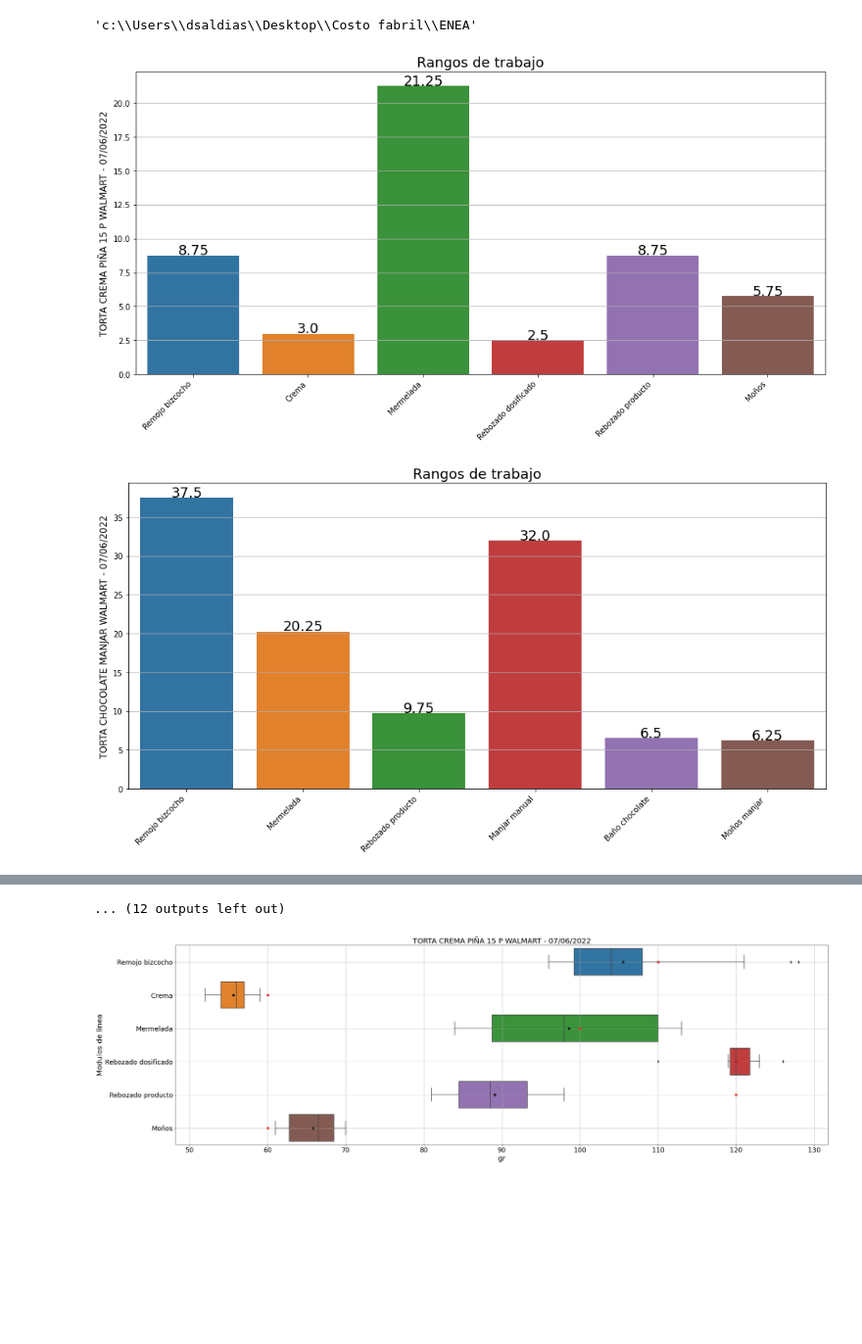
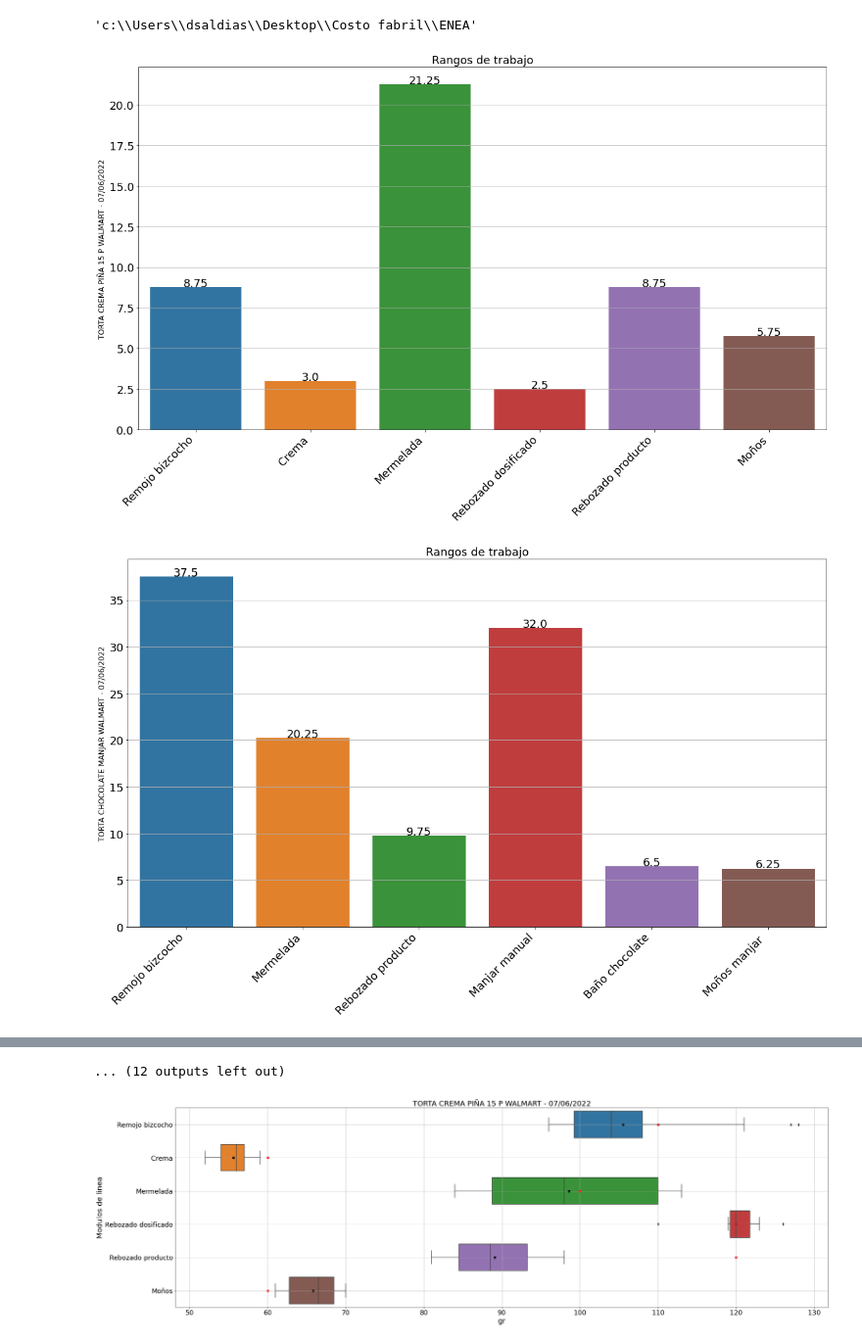
Before and after one commit to diegosaldiasq/Quinta, a Jupyter notebook: Procesos PV.ipynb, the cells around one changed output, grey strips where cells are left out. Shown at 98% size. Drawn from its saved outputs; the diff is of its cells as text; code cells hidden in the pictures; blank space fills up the shorter version.

```diff
--- a/Procesos PV.ipynb
+++ b/Procesos PV.ipynb
@@ -57,33 +57,35 @@ for pt in PT:
     df2 = df[df['PT y fecha']==pt]
     ML = df2['Filtro'].drop_duplicates() #cambiar a Filtro
     for ml in ML:
         df3 = df2[df2['Filtro']==ml] #Cambiar a filtro
         q3, q1 = np.percentile(df3.Muestra,[75,25])
         iqr = q3 - q1
         CF[ml] = iqr
     CF2[pt] = CF
 df_1 = pd.DataFrame(CF2)
 row_names_columns = df_1.columns.values
 mues = 1
 for rnc in row_names_columns:
     df_2 = df_1[rnc]
     df_3 = df_2.dropna()
     row_names_filas = df_3.index.values
-    fig, ax = plt.subplots(figsize=(16,8))
+    fig, ax = plt.subplots(figsize=(20,12))
     ax.set_title('Rangos de trabajo',size=18)
     ax.set_xlabel('',size=18)
     ax.set_ylabel('',size=12)
+    ax.tick_params(axis='x',labelsize=18)
+    ax.tick_params(axis='y',labelsize=18)
     ax.grid()
     plot = sns.barplot(x=row_names_filas,y=df_3)
     fig.autofmt_xdate(rotation=45)
     for i in plot.patches:
         #print(i)
         plot.annotate(i.get_height(),(i.get_x()+i.get_width()/2,i.get_height()),
         ha='center',va='baseline',fontsize=18,color='black',
         xytext=(0,1),textcoords='offset points')
     mues += 1
     os.chdir('c:\\Users\\dsaldias\\Desktop\\Sobreconsumo\\Veronica Sanchez\\Graficos_CF')
     plt.savefig('Muestra'+str(mues)+'.jpg',format='jpg')
 # %% [output]
-[figure, old version]
+[figure, new version]
-[figure, old version]
+[figure, new version]
```
Also changed, not shown: parts of 1 cell of this notebook.
